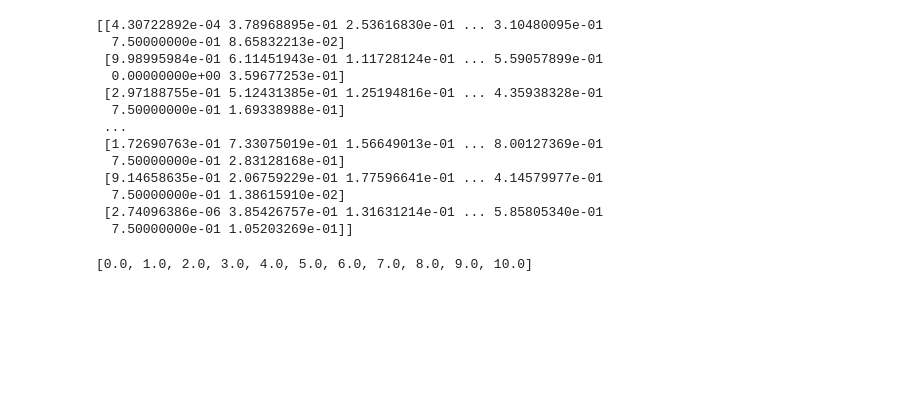
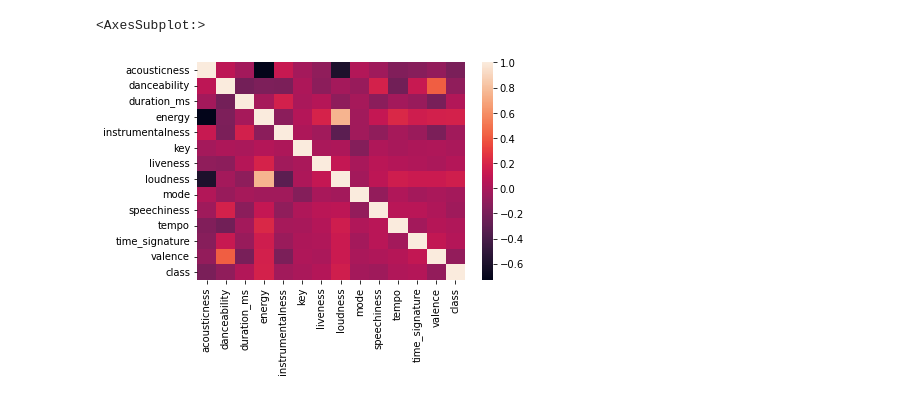
Before and after one commit to Felipelv199/spotify-tracks-genres-classifier, a Jupyter notebook: src/simple-neural-network.ipynb, the cells around one changed output. Saved outputs shown, nothing was run; the diff lists cells and outputs as text; code cells hidden in the pictures; blank space fills up the shorter version.

```diff
--- a/src/simple-neural-network.ipynb
+++ b/src/simple-neural-network.ipynb
@@ -12,44 +16,46 @@ print(x.shape, y.shape, dataset.shape)
+# %%
+import seaborn as sns
+
+df_corr = df.corr()
+sns.heatmap(df_corr)
+# %% [output]
+<AxesSubplot:>
+[figure, added]
 # %%
 import numpy as np
+
+dataset = df.values
+m, n = dataset.shape
+x, y = dataset[:, : n - 1], dataset[:, n - 1]
 
 column_mins = []
 column_maxs = []
 
-for i in range(n-1):
-    column_mins.append(min(x[:,i]))
-    column_maxs.append(max(x[:,i]))
+for i in range(n - 1):
+    column_mins.append(min(x[:, i]))
+    column_maxs.append(max(x[:, i]))
 
-x_norm = np.zeros((m, n-1))
+x_norm = np.zeros((m, n - 1))
 
 for i in range(m):
-    for j in range(n-1):
+    for j in range(n - 1):
         xi = x[i, j]
         x_norm[i, j] = (xi - column_mins[j]) / (column_maxs[j] - column_mins[j])
 
 x = x_norm.copy()
-print(x)
+
+classes = []
+
+for yi in y:
+    if yi not in classes:
+        classes.append(yi)
+
+classes.sort()
+classes_len = len(classes)
+y_one_hot = np.zeros((m, classes_len))
+
+for i in range(m):
+    yi = int(y[i])
+    y_one_hot[i, yi] = 1
+
+y = y_one_hot
-# %% [output]
-[[4.30722892e-04 3.78968895e-01 2.53616830e-01 ... 3.10480095e-01
-  7.50000000e-01 8.65832213e-02]
- [9.98995984e-01 6.11451943e-01 1.11728124e-01 ... 5.59057899e-01
-  0.00000000e+00 3.59677253e-01]
- [2.97188755e-01 5.12431385e-01 1.25194816e-01 ... 4.35938328e-01
-  7.50000000e-01 1.69338988e-01]
- ...
- [1.72690763e-01 7.33075019e-01 1.56649013e-01 ... 8.00127369e-01
-  7.50000000e-01 2.83128168e-01]
- [9.14658635e-01 2.06759229e-01 1.77596641e-01 ... 4.14579977e-01
-  7.50000000e-01 1.38615910e-02]
- [2.74096386e-06 3.85426757e-01 1.31631214e-01 ... 5.85805340e-01
-  7.50000000e-01 1.05203269e-01]]
-# %%
-classes = []
-
-for yi in y:
-    if yi not in classes:
-        classes.append(yi)
-
-classes.sort()
-classes
-# %% [output]
-[0.0, 1.0, 2.0, 3.0, 4.0, 5.0, 6.0, 7.0, 8.0, 9.0, 10.0]
```
Also changed, not shown: parts of 16 cells of this notebook, 2 other files.
